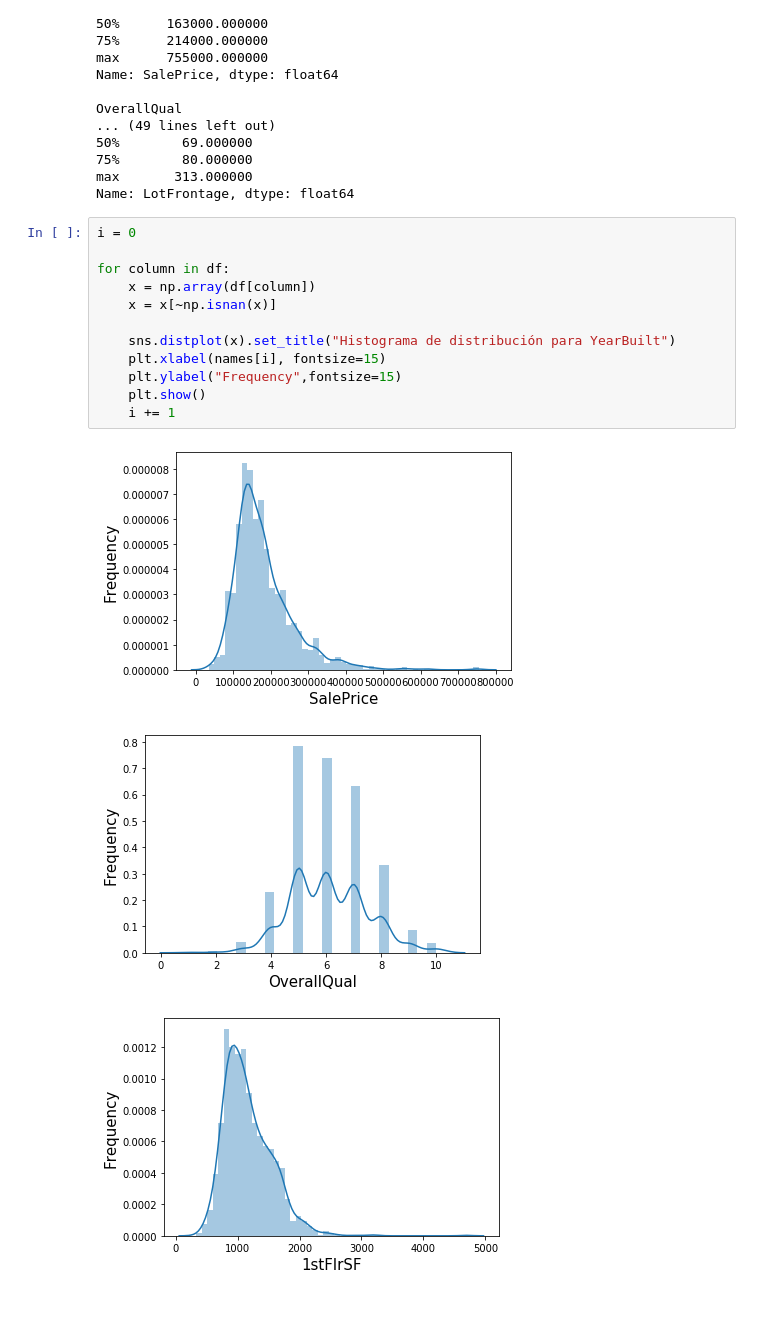
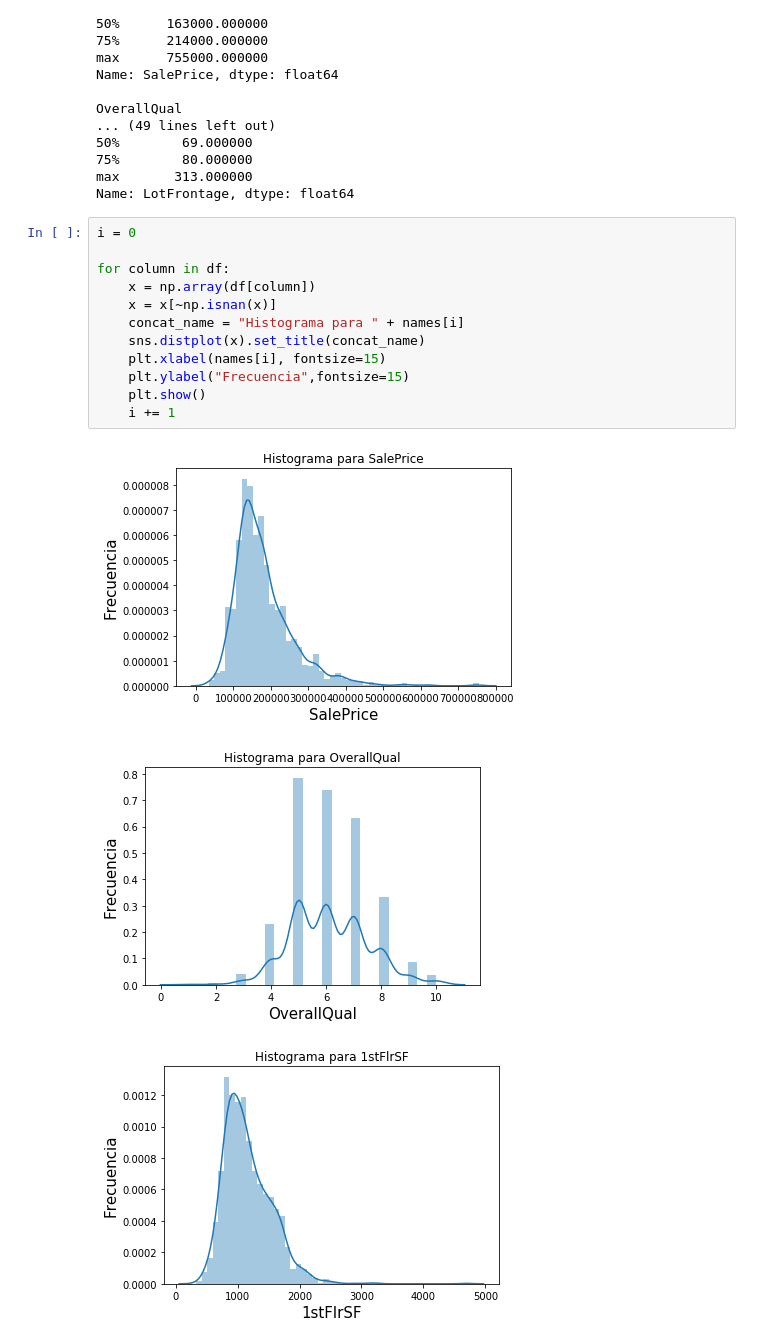
Before and after one commit to AndreRodas/Galielo_DataScience_project, a Jupyter notebook: Proyecto1_DataScience.ipynb, the cells around one changed output. Saved outputs shown, nothing was run; the diff lists cells and outputs as text; blank space fills up the shorter version.

```diff
--- a/Proyecto1_DataScience.ipynb
+++ b/Proyecto1_DataScience.ipynb
@@ -90,16 +90,16 @@ Name: LotFrontage, dtype: float64
 # %%
 i = 0
 
 for column in df:
     x = np.array(df[column])
     x = x[~np.isnan(x)]
-
-    sns.distplot(x).set_title("Histograma de distribución para YearBuilt")
+    concat_name = "Histograma para " + names[i]
+    sns.distplot(x).set_title(concat_name)
     plt.xlabel(names[i], fontsize=15)
-    plt.ylabel("Frequency",fontsize=15)
+    plt.ylabel("Frecuencia",fontsize=15)
     plt.show()
     i += 1
 # %% [output]
-[figure, old version]
+[figure, new version]
-[figure, old version]
+[figure, new version]
-[figure, old version]
+[figure, new version]
```
Also changed, not shown: parts of 3 cells of this notebook.
